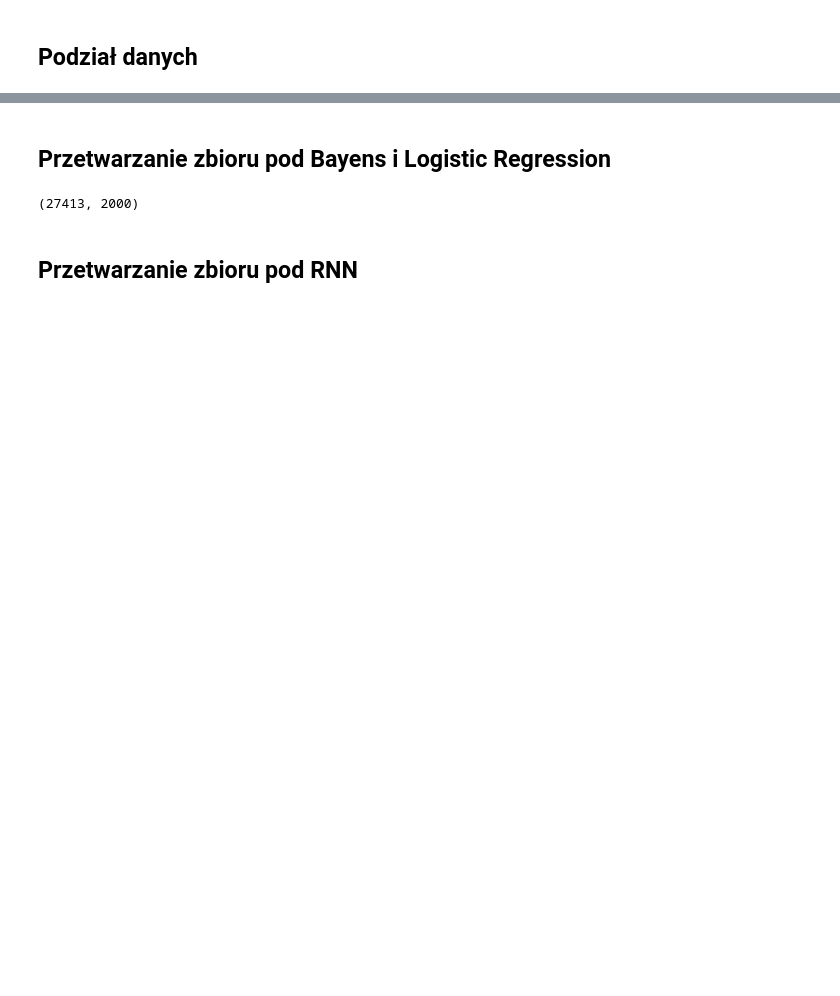
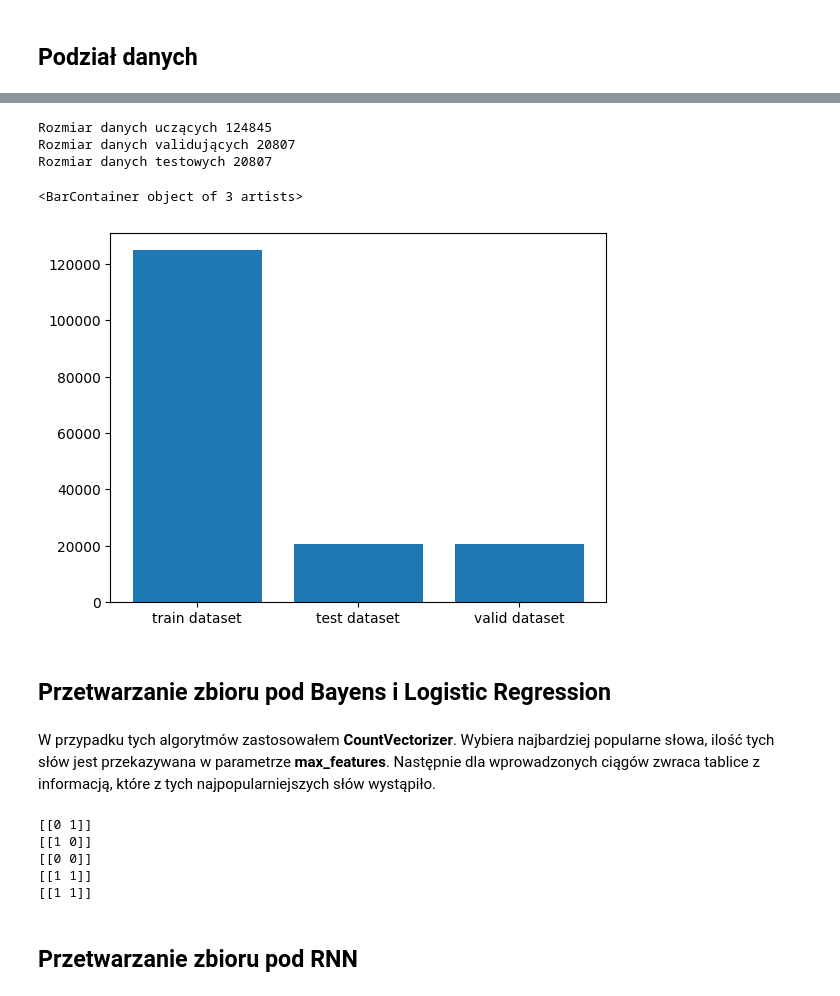
Before and after one commit to kwiaczek/AnalizaSympatii, a Jupyter notebook: sprawozdanie.ipynb, the cells around one changed output, grey strips where cells are left out. Cells and saved outputs as stored; diff of their text form; code cells hidden in the pictures; blank space fills up the shorter version.

```diff
--- a/sprawozdanie.ipynb
+++ b/sprawozdanie.ipynb
@@ -95,5 +167,17 @@ test_dataset_len = int(dataset_len*0.25*0.5)
 X_train, y_train = df.iloc[:train_dataset_len, 0], df.iloc[:train_dataset_len,1]
 X_valid, y_valid = df.iloc[train_dataset_len:train_dataset_len+test_dataset_len, 0], df.iloc[train_dataset_len:train_dataset_len+test_dataset_len,1]
 X_test, y_test = df.iloc[train_dataset_len+test_dataset_len:, 0], df.iloc[train_dataset_len + test_dataset_len:, 1]
+# %%
+print(f"Rozmiar danych uczących {train_dataset_len}")
+print(f"Rozmiar danych validujących {test_dataset_len}")
+print(f"Rozmiar danych testowych {test_dataset_len}")
+
+plt.bar(["train dataset", "test dataset", "valid dataset"], [train_dataset_len, test_dataset_len, test_dataset_len] )
+# %% [output]
+Rozmiar danych uczących 124845
+Rozmiar danych validujących 20807
+Rozmiar danych testowych 20807
+<BarContainer object of 3 artists>
+[figure, added]
 # %% [markdown]
 ## Przetwarzanie zbioru pod Bayens i Logistic Regression
@@ -109,4 +184,18 @@ X_vectorized_test = cv.transform(X_test)
-# %%
-X_vectorized_test.shape
-# %% [output]
-(27413, 2000)
+# %% [markdown]
+W przypadku tych algorytmów zastosowałem __CountVectorizer__. Wybiera najbardziej popularne słowa, ilość tych słów jest przekazywana w parametrze __max_features__. Następnie dla wprowadzonych ciągów zwraca tablice z informacją, które z tych najpopularniejszych słów wystąpiło.
+# %%
+s = CountVectorizer(binary=True, max_features=2).fit(["good good good bad bad fun", "good good bad", "good good bad bad bad"])
+# 2 kolumna pokazuje wystepowanie good
+print(s.transform(["good"]).toarray())
+# 1 kolumna pokazuje wystepowanie bad
+print(s.transform(["bad"]).toarray())
+# fun nie jest najpopularniejszym słowem
+print(s.transform(["fun"]).toarray())
+print(s.transform(["good bad"]).toarray())
+print(s.transform(["good good good bad fun"]).toarray())
+# %% [output]
+[[0 1]]
+[[1 0]]
+[[0 0]]
+[[1 1]]
+[[1 1]]
```
Also changed, not shown: parts of 50 cells of this notebook.
